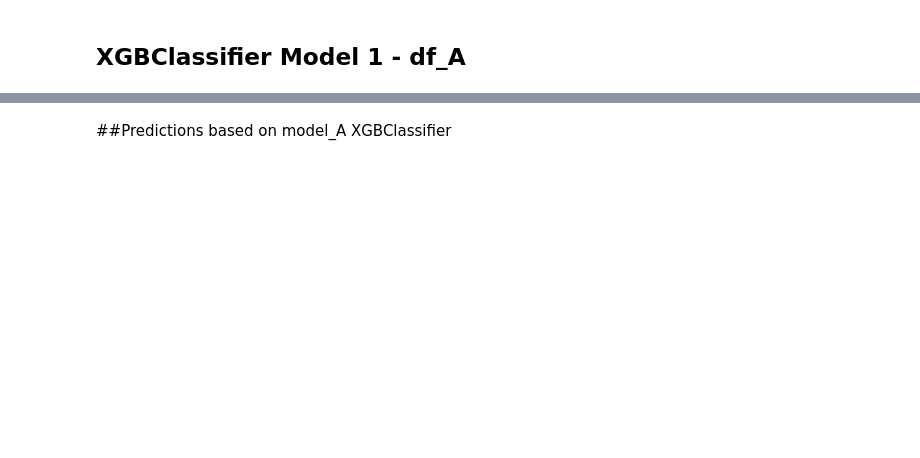
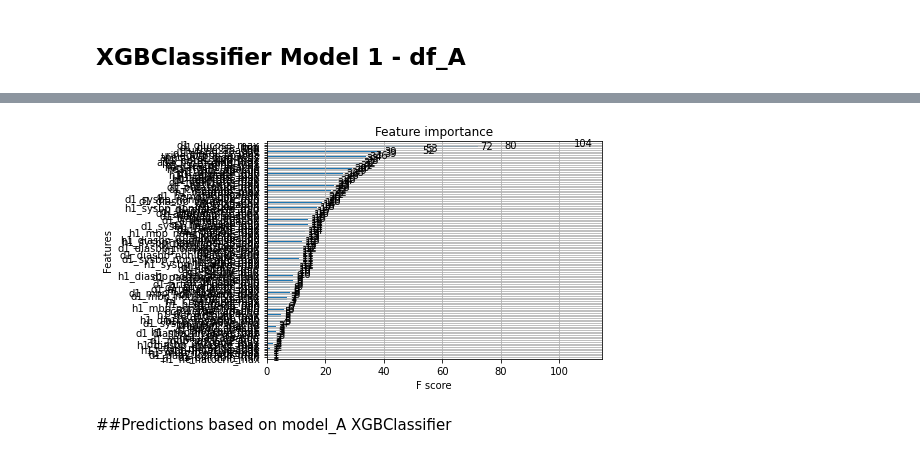
Before and after one commit to K-Hebel/WiDS_Chi, a Jupyter notebook: Model_WiDS.ipynb, the cells around one changed output, grey strips where cells are left out. Cells and saved outputs as stored; diff of their text form; code cells hidden in the pictures; blank space fills up the shorter version.

```diff
--- a/Model_WiDS.ipynb
+++ b/Model_WiDS.ipynb
@@ -150,3 +351,8 @@ model_1_A.score(X_a_test,y_a_test)
+# %%
+plot_importance(model_1_A)
+plt.show()
+# %% [output]
+[figure, added]
 # %% [markdown]
 ##Predictions based on model_A XGBClassifier
 # %%
```
Also changed, not shown: parts of 105 cells of this notebook.
